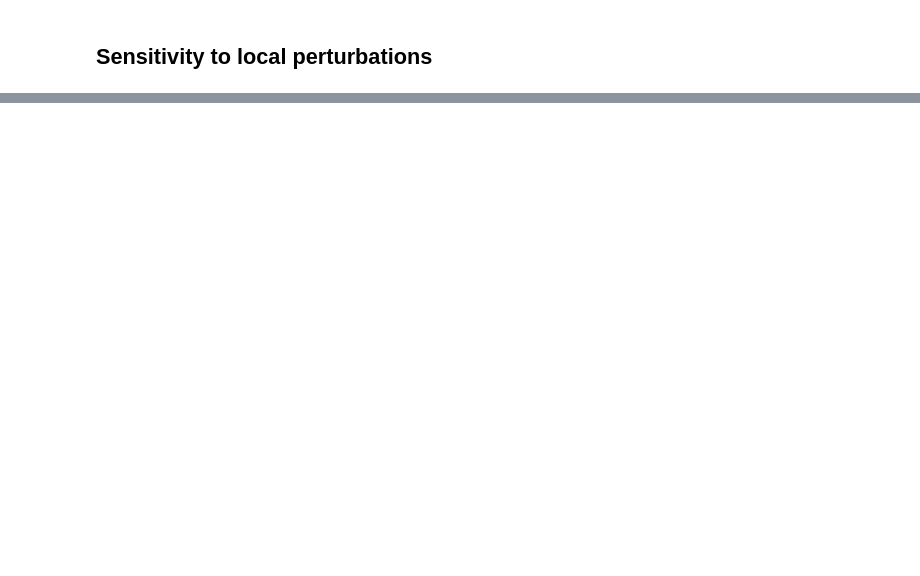
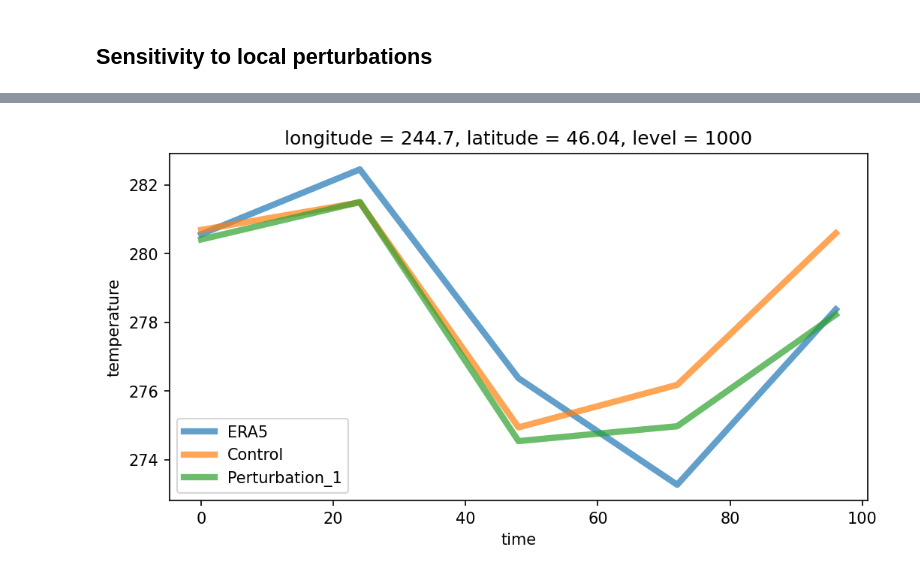
Before and after one commit to eabarnes1010/ai_weather_to_climate_ats780A8, a Jupyter notebook: neuralgcm/inference_demo.ipynb, the cells around one changed output, grey strips where cells are left out. Cells and saved outputs as stored; diff of their text form; code cells hidden in the pictures; blank space fills up the shorter version.

```diff
--- a/neuralgcm/inference_demo.ipynb
+++ b/neuralgcm/inference_demo.ipynb
@@ -264,12 +306,15 @@ plt.show()
 # %%
 import matplotlib.pyplot as plt
 
 var = "temperature"
 level = 1000
 
-combined_ds.temperature.sel(model="ERA5").sel(level=1000, latitude=46.8721, longitude=360-113.9940, method="nearest").plot.line(x="time", color="k")
-predictions_dict["delta_0"][var].sel(level=level, latitude=lat_pt, longitude=lon_pt, method="nearest").plot.line(x="time")
-predictions_dict["delta_-0.01"][var].sel(level=level, latitude=lat_pt, longitude=lon_pt, method="nearest").plot.line(x="time")
-plt.legend(["ERA5", "delta_0", "delta_-0.01"])
-
+plt.figure(figsize=(8, 4), dpi=150)
+for key in predictions_dict.keys():
+    predictions_dict[key][var].sel(level=level, latitude=lat_pt, longitude=lon_pt, method="nearest").plot.line(
+        x="time", label=key, linewidth=4, alpha=.7
+    )
+plt.legend()
 plt.show()
+# %% [output]
+[figure, added]
```
Also changed, not shown: parts of 6 cells of this notebook.
